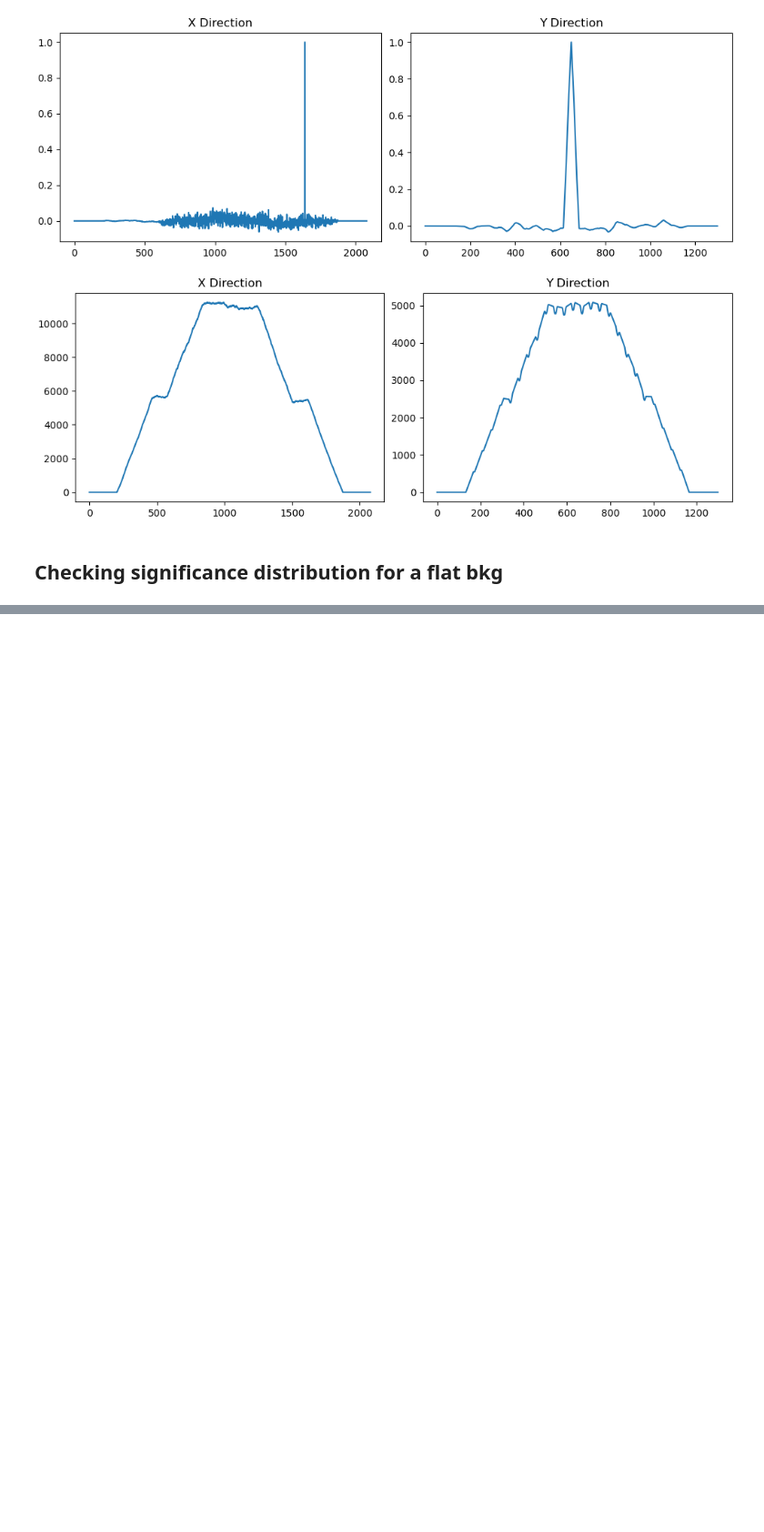
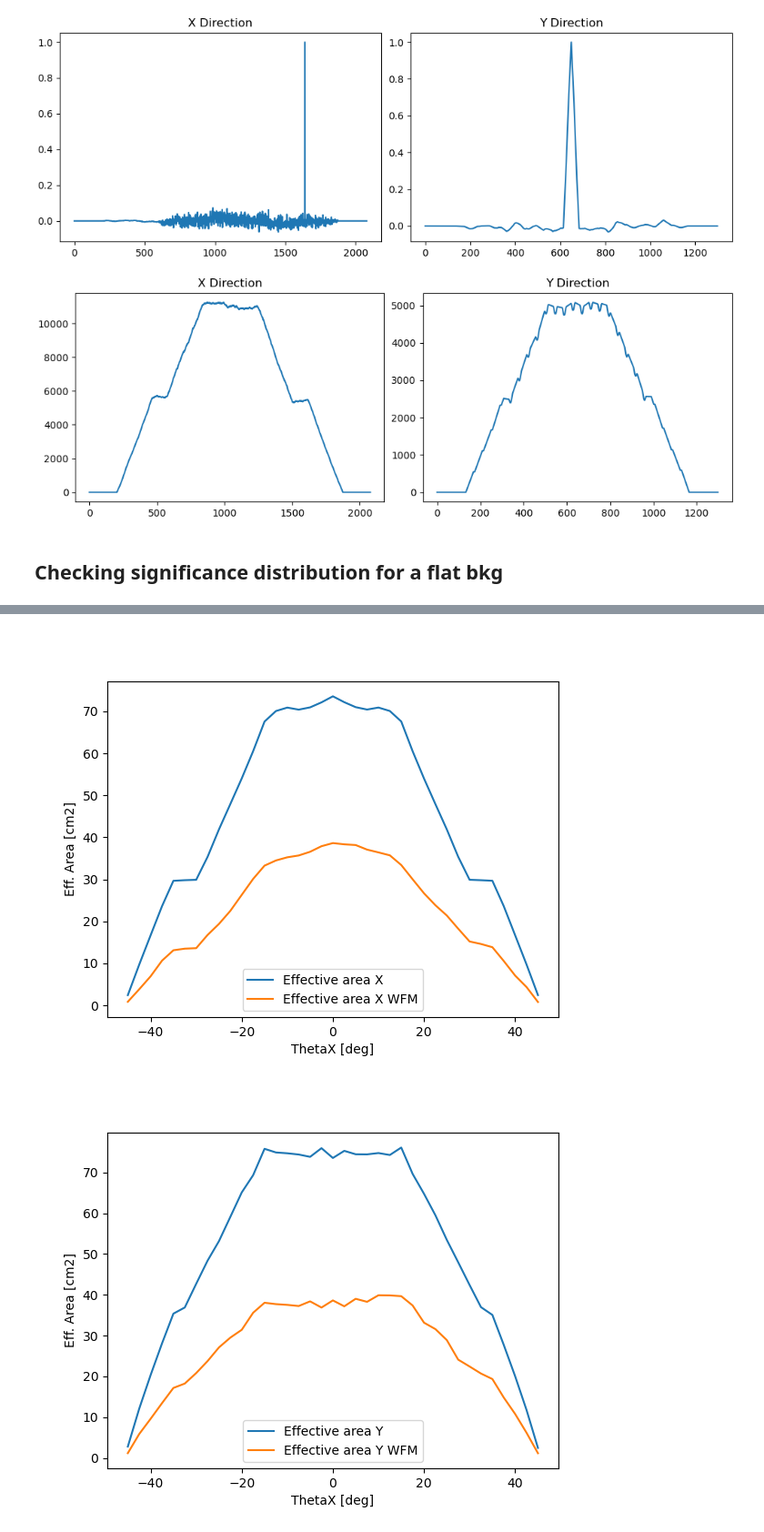
Before and after one commit to yuri-evangelista/CodedMasks, a Jupyter notebook: test_050_NTHT_1040x17.ipynb, the cells around one changed output, grey strips where cells are left out. Shown at 91% size. Cells and saved outputs as stored; diff of their text form; code cells hidden in the pictures; blank space fills up the shorter version.

Commit message:
Added off-axis area comparison

```diff
--- a/test_050_NTHT_1040x17.ipynb
+++ b/test_050_NTHT_1040x17.ipynb
@@ -272,0 +280,29 @@ plt.show()
+# %%
+thetaX = np.linspace(-45, 45, 37)
+thetaY = np.linspace(-45, 45, 37)
+# %%
+effarea_x = [0.01 * eff_area_vs_off_axis(mask.T.astype('int32'), bulk.T, ELXDIM, ELYDIM, focal, 0.150, theta, 0, degrees=True) for theta in thetaX]
+effarea_wfm_x = [0.01 * eff_area_vs_off_axis(mask_wfm.T.astype('int32'), bulk_wfm.T, 0.25, 0.4, focal, 0.150, theta, 0, degrees=True) for theta in thetaX]
+
+effarea_y = [0.01 * eff_area_vs_off_axis(mask.T.astype('int32'), bulk.T, ELXDIM, ELYDIM, focal, 0.150, 0, theta, degrees=True) for theta in thetaY]
+effarea_wfm_y = [0.01 * eff_area_vs_off_axis(mask_wfm.T.astype('int32'), bulk_wfm.T, 0.25, 0.4, focal, 0.150, 0, theta, degrees=True) for theta in thetaY]
+# %%
+plt.figure()
+plt.plot(thetaX, effarea_x, label="Effective area X")
+plt.plot(thetaX, effarea_wfm_x, label="Effective area X WFM")
+plt.xlabel("ThetaX [deg]")
+plt.ylabel("Eff. Area [cm2]")
+
+plt.legend()
+plt.show()
+
+plt.figure()
+plt.plot(thetaY, effarea_y, label="Effective area Y")
+plt.plot(thetaY, effarea_wfm_y, label="Effective area Y WFM")
+plt.xlabel("ThetaX [deg]")
+plt.ylabel("Eff. Area [cm2]")
+plt.legend()
+plt.show()
+# %% [output]
+[figure, added]
+[figure, added]
```
Also changed, not shown: parts of 5 cells of this notebook.
